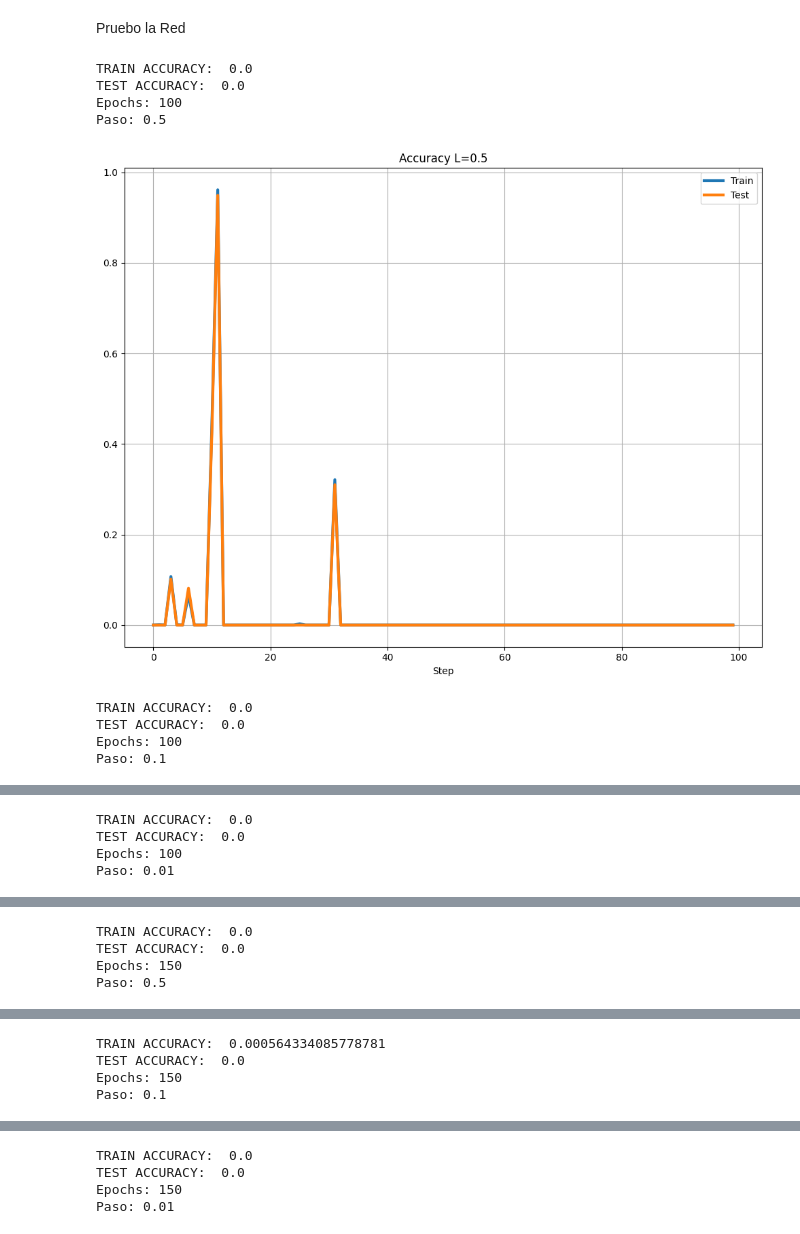
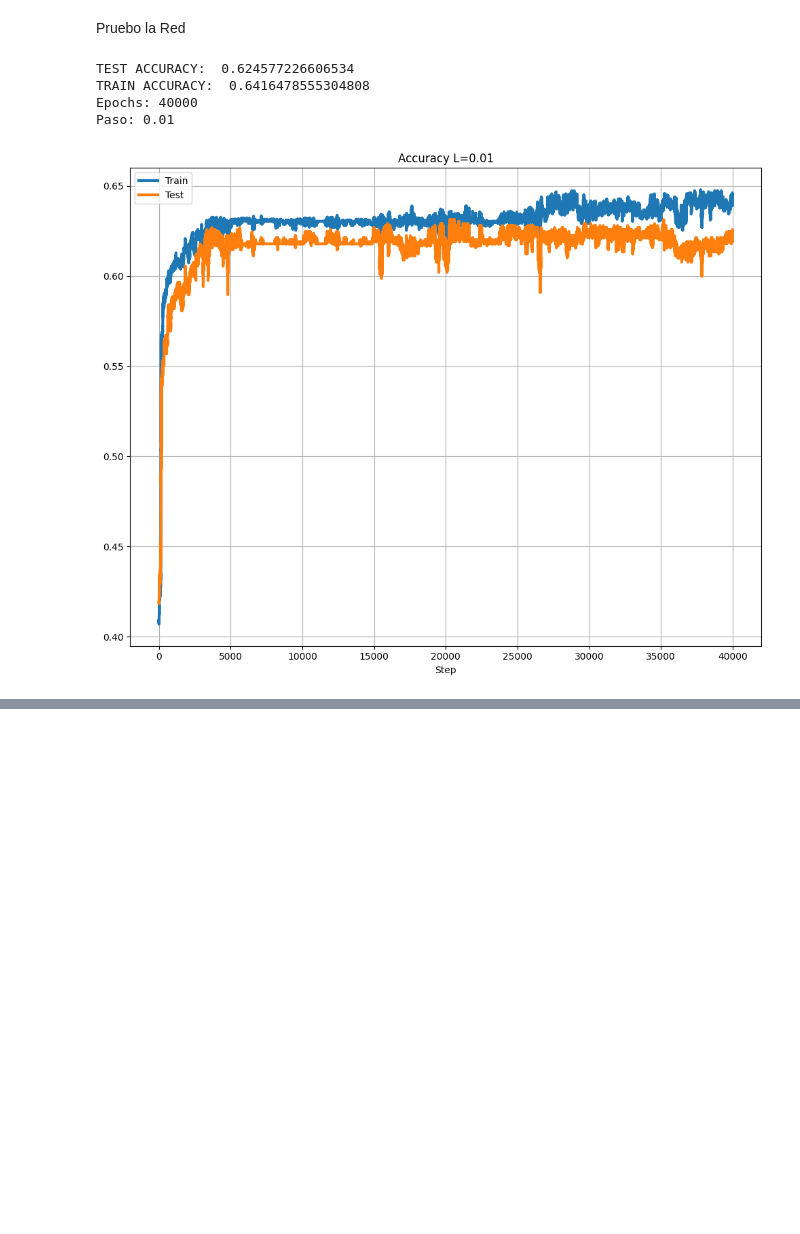
Before and after one commit to nicocernadas/Neural-Network, a Jupyter notebook: JupiterBook.ipynb, the cells around one changed output, grey strips where cells are left out. Cells and saved outputs as stored; diff of their text form; code cells hidden in the pictures; blank space fills up the shorter version.

```diff
--- a/JupiterBook.ipynb
+++ b/JupiterBook.ipynb
@@ -238,8 +306,8 @@ df_ceros = descarte(df, 'Potability', 0) # <- arma un dataframe nuevo con las mu
 df_unos = descarte(df, 'Potability', 1) # <- arma un dataframe nuevo con las muestras potables
 df = carga_nans(df, df_ceros, df_unos) # <- carga los nans con las medianas dependiendo si es o no potable
 df = limpieza(df) # <- borra los atipicos (directamente elimina la fila)
-# Comentar y descomentar la normalizacion para vistazo de las graficas
-df = normalizacion(df) # <- normaliza los datos
+# NUEVO! ahora los datos no se normalizan, se estandarizan. Mucho mejores graficos y Accuracy en ambos 2. <-
+df = estandarizacion(df)
 # %% [markdown]
 Una vez que los datos estan limpios, podemos proceder con la Red
 # %% [markdown]
@@ -378,11 +472,11 @@ Construimos la red neuronal con pesos y sesgos aleatorios
 def red_neuronal(L, epochs):
     np.random.seed(0)
     # pesos
-    w_hidden_1 = np.random.rand(9,9) * 2 - 1
-    w_output_1 = np.random.rand(1,9) * 2 - 1
+    w_hidden_1 = np.random.rand(3,9) * 2 - 1
+    w_output_1 = np.random.rand(1,3) * 2 - 1
 
     # sesgos
-    b_hidden = np.random.rand(9,1) * 2 - 1
+    b_hidden = np.random.rand(3,1) * 2 - 1
     b_output = np.random.rand(1,1) * 2 - 1
 
     # Funciones de Activacion
@@ -445,24 +539,32 @@ def red_neuronal(L, epochs):
         b_output -= L * dB2
 
         # Accuracy
+        # Test
+        test_predictions = f_prop(x_test.transpose())[3]
+        test_comparisons = np.equal((test_predictions >= .5).flatten().astype(int), np.array(y_test >= .5).astype(int))
+        accuracy_test = sum(test_comparisons.astype(int) / x_test.shape[0])
+        accuracy_test_l.append(accuracy_test)
+
         # Train
         train_predictions = f_prop(x_train.transpose())[3]
         # Ahora con 0 grafica lineas rectas casi encimadas
         # Y la precision da rara, el train se pasa de 1 pero por muy poco
         # Con 0.5 las graficas son rarisimas, una linea arriba y una abajo
         # Las precisiones oscilan entre 0.35-0.39
-        train_comparisons = np.equal((train_predictions >= .5).flatten().astype(int), np.array(y_train >= 0).astype(int))
+        train_comparisons = np.equal((train_predictions >= .5).flatten().astype(int), np.array(y_train >= .5).astype(int))
         accuracy_train = sum(train_comparisons.astype(int) / x_train.shape[0])
         accuracy_train_l.append(accuracy_train)
 
-        # Test
-        test_predictions = f_prop(x_test.transpose())[3]
-        test_comparisons = np.equal((test_predictions >= .5).flatten().astype(int), np.array(y_test >= 0).astype(int))
-        accuracy_test = sum(test_comparisons.astype(int) / x_test.shape[0])
-        accuracy_test_l.append(accuracy_test)
 
+    # print('TRAIN PRED: \n',train_predictions)
+    # print('TRAIN COMP: \n',train_comparisons)
+    # print('TEST PRED: \n',test_predictions)
+    # print('TEST COMP: \n',test_comparisons)
+    # print('ACC TRAIN: \n',accuracy_train)
+    # print('ACC TEST: \n',accuracy_test)
+
+    print("TEST ACCURACY: ", accuracy_test)
     print("TRAIN ACCURACY: ", accuracy_train)
-    print("TEST ACCURACY: ", accuracy_test)
     print(f'Epochs: {epochs}')
     print(f'Paso: {L}')
     grafico_acc(L=L, train_l=accuracy_train_l, test_l=accuracy_test_l)
@@ -470,19 +572,15 @@ def red_neuronal(L, epochs):
 Pruebo la Red
 # %%
 # Ir haciendo pruebas con los * 2 - 1 y los >=, siempre dan cosas medio feas igual
-epochs = [100, 150, 200]
-eles = [.5, .1, .01]
+epochs = [40_000]
+eles = [.01]
 
 for rep in epochs:
     for ele in eles:
         red_neuronal(L=ele, epochs=rep)
 # %% [output]
-TRAIN ACCURACY:  0.0
-TEST ACCURACY:  0.0
-Epochs: 100
-Paso: 0.5
+TEST ACCURACY:  0.624577226606534
+TRAIN ACCURACY:  0.6416478555304808
+Epochs: 40000
+Paso: 0.01
-[figure, old version]
+[figure, new version]
-TRAIN ACCURACY:  0.0
-TEST ACCURACY:  0.0
-Epochs: 100
-Paso: 0.1
@@ -490,4 +586,0 @@ Paso: 0.1
-TRAIN ACCURACY:  0.0
-TEST ACCURACY:  0.0
-Epochs: 100
-Paso: 0.01
@@ -495,4 +586,0 @@ Paso: 0.01
-TRAIN ACCURACY:  0.0
-TEST ACCURACY:  0.0
-Epochs: 150
-Paso: 0.5
@@ -500,4 +586,0 @@ Paso: 0.5
-TRAIN ACCURACY:  0.000564334085778781
-TEST ACCURACY:  0.0
-Epochs: 150
-Paso: 0.1
@@ -505,4 +586,0 @@ Paso: 0.1
-TRAIN ACCURACY:  0.0
-TEST ACCURACY:  0.0
-Epochs: 150
-Paso: 0.01
```
Also changed, not shown: parts of 9 cells of this notebook.
